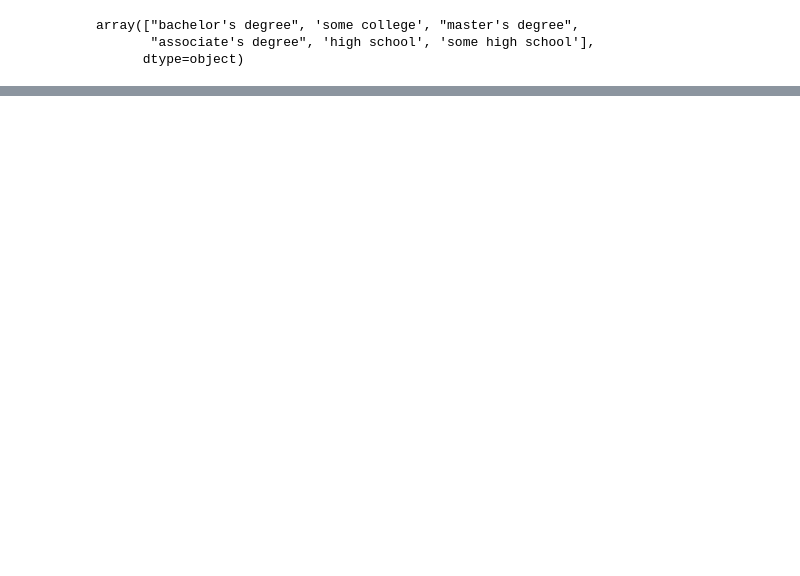
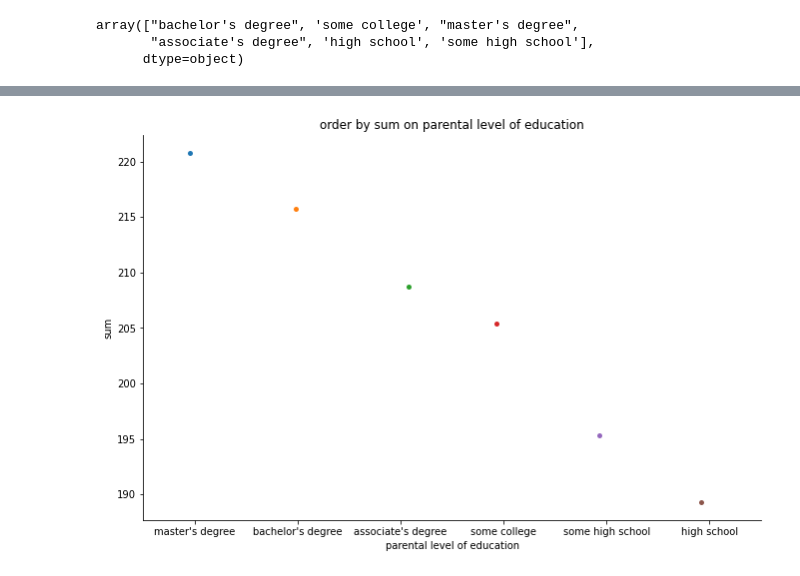
Before and after one commit to sudo-init/programmers_kdt_II, a Jupyter notebook: EDA1.ipynb, the cells around one changed output, grey strips where cells are left out. Drawn from its saved outputs; the diff is of its cells as text; code cells hidden in the pictures; blank space fills up the shorter version.

```diff
--- a/EDA1.ipynb
+++ b/EDA1.ipynb
@@ -136,4 +164,5 @@ high_score_student_mean = high_score_student_count / total_of_each_degree * 100
 # %%
-high_score_student_mean.sort_values(ascending=False)
+exam_sum = mean_on_plofe.sum(axis=1).sort_values(ascending=False)
+exam_sum
 # %% [output]
 parental level of education
@@ -157,0 +181,9 @@ exam_df['']
+# %%
+data = []
+idx = []
+for i, category in enumerate(exam_sum.index):
+    data.append(exam_sum[i])
+    idx.append(category)
+
+exam_sum_df = pd.DataFrame({"parental level of education":idx, "sum": data})
+exam_sum_df
@@ -157,0 +198,7 @@ exam_df['']
+# %%
+s = sns.catplot(x='parental level of education', y='sum', data=exam_sum_df)
+s.fig.set_size_inches(10, 6)
+plt.title("order by sum on parental level of education")
+plt.show()
+# %% [output]
+[figure, added]
```
Also changed, not shown: parts of 30 cells of this notebook.
